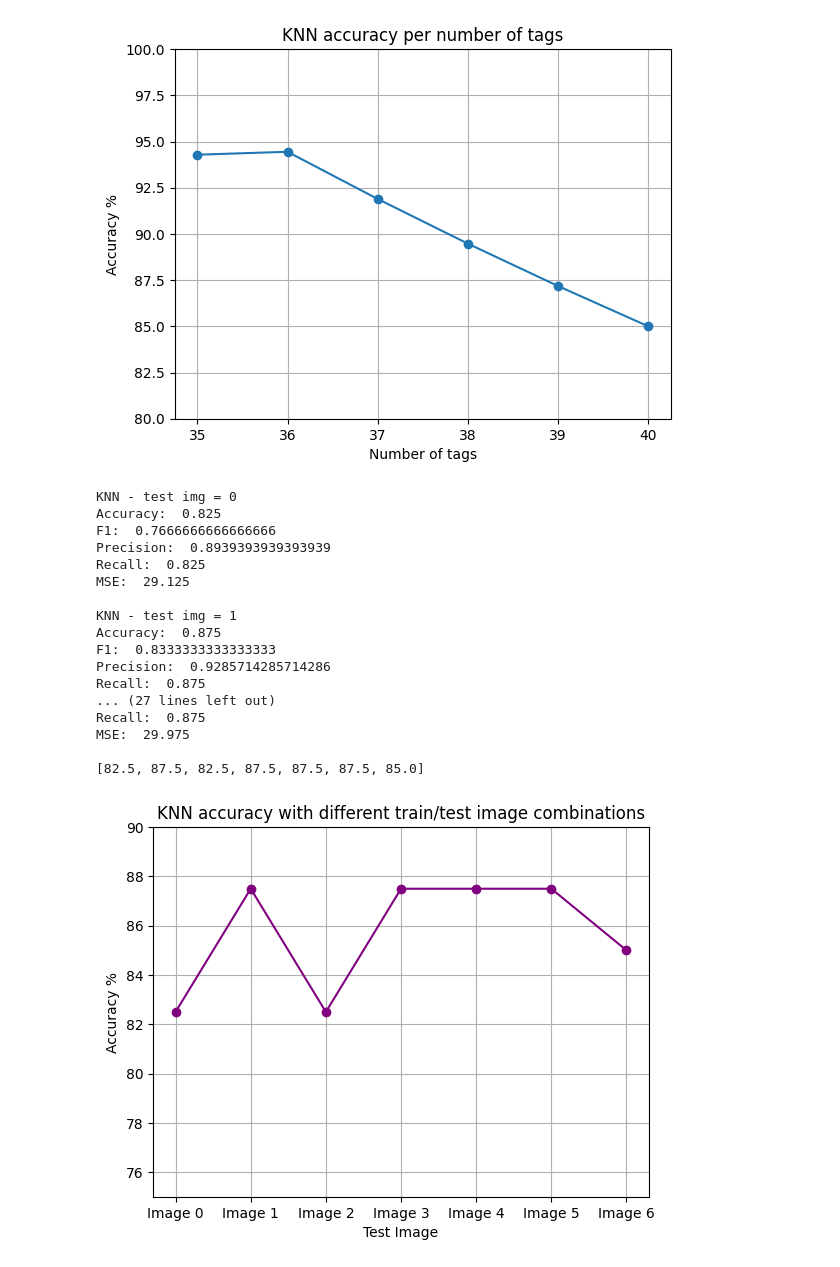
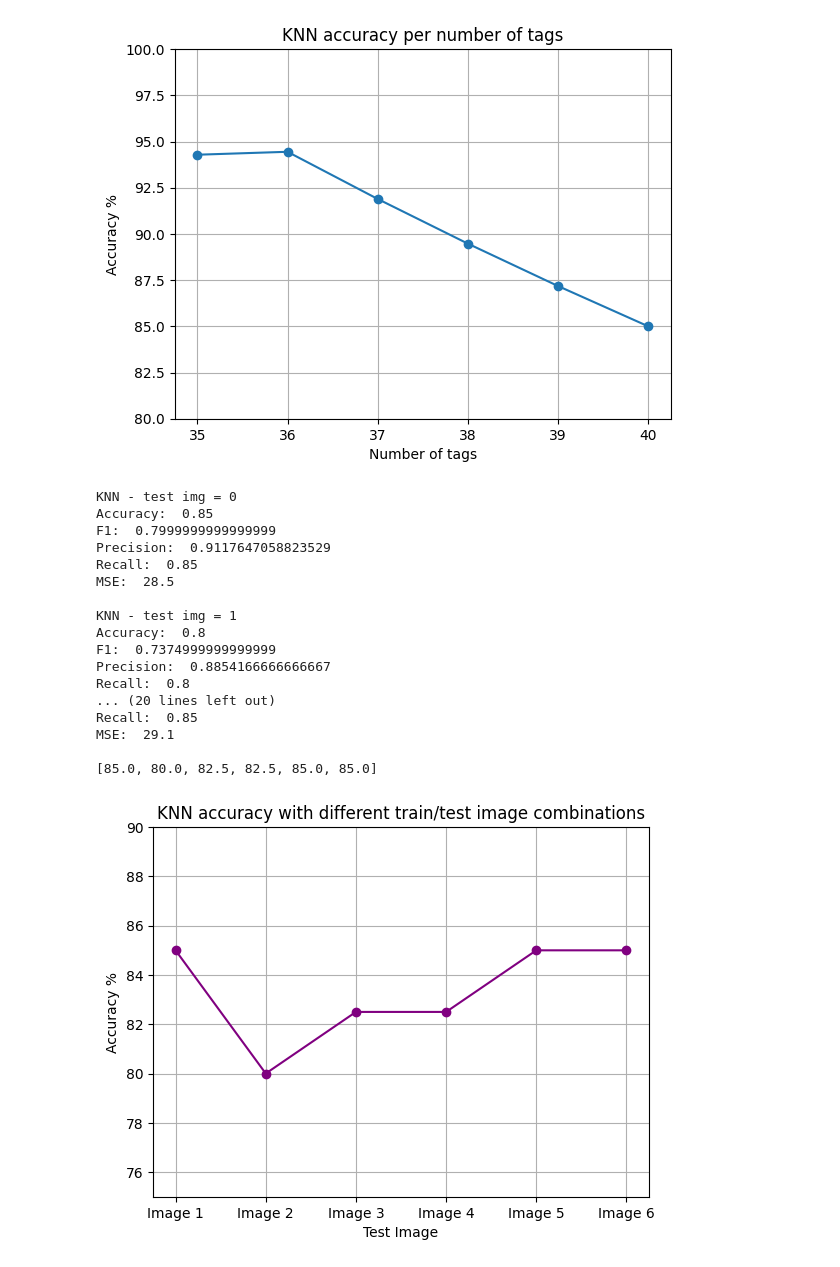
Before and after one commit to acb21kb/bumblebee-tags, a Jupyter notebook: full_implementation.ipynb, the cells around one changed output. Saved outputs shown, nothing was run; the diff lists cells and outputs as text; code cells hidden in the pictures.

```diff
--- a/full_implementation.ipynb
+++ b/full_implementation.ipynb
@@ -892,10 +856,10 @@ MSE:  74.76315789473684
 ## 37 tags: highest = 91.9%
 # %%
 tag37 = [2, 4, 31]
-by_tag_all_removed2 = np.delete(by_tag, tag37, 0)
-by_tag_all_removed2 = by_tag_all_removed2.reshape(222,3)
+by_tag_all_removed2 = np.delete(train_set_og, tag37, 0)
+by_tag_all_removed2 = by_tag_all_removed2.reshape(185,3)
 
-by_tag_label_removed2 = np2.array(by_tag_labels)
+by_tag_label_removed2 = np2.array(train_labels)
 by_tag_label_removed2 = np2.delete(by_tag_label_removed2, np2.argwhere(np2.isin(by_tag_label_removed2, tag37)))
 
 nums = np2.array(list(range(40)))
@@ -940,9 +904,9 @@ MSE:  79.27027027027027
 # %%
 tag35 = [2, 4, 29, 30, 31]
-by_tag_all_removed3 = np.delete(by_tag, tag35, 0)
-by_tag_all_removed3 = by_tag_all_removed3.reshape(210,3)
+by_tag_all_removed3 = np.delete(train_set_og, tag35, 0)
+by_tag_all_removed3 = by_tag_all_removed3.reshape(175,3)
 
-by_tag_label_removed3 = np2.array(by_tag_labels)
+by_tag_label_removed3 = np2.array(train_labels)
 by_tag_label_removed3 = np2.delete(by_tag_label_removed3, np2.argwhere(np2.isin(by_tag_label_removed3, tag35)))
 
 nums = np2.array(list(range(40)))
@@ -985,22 +949,22 @@ MSE:  55.48571428571429
 # %% [markdown]
 ## All 40 (HLS): highest = 80.0%
 # %%
-by_hls = np.array([[h, l, s] for (h, l, s) in [colorsys.rgb_to_hls(c[0], c[1], c[2]) for c in by_tag_all]])
+by_hls = np.array([[h, l, s] for (h, l, s) in [colorsys.rgb_to_hls(c[0], c[1], c[2]) for c in train_set]])
 test_hls = np.array([[h, l, s] for (h, l, s) in [colorsys.rgb_to_hls(c[0], c[1], c[2]) for c in test_set]])
 
-knn = KNeighborsClassifier(3).fit(by_hls, by_tag_labels)
+knn = KNeighborsClassifier(3).fit(by_hls, train_labels)
 knn_pred = knn.predict(test_hls)
 knn_a.append(scores(knn_pred, list(range(40)), "KNN")*100)
 
-rfc_hls = RandomForestClassifier().fit(by_hls, by_tag_labels)
+rfc_hls = RandomForestClassifier().fit(by_hls, train_labels)
 rfc_pred = rfc_hls.predict(test_hls)
 rfc_a.append(scores(rfc_pred, list(range(40)), "RFC")*100)
 
-gnb = GaussianNB().fit(by_hls, by_tag_labels)
+gnb = GaussianNB().fit(by_hls, train_labels)
 gnb_pred = gnb.predict(test_hls)
 gnb_a.append(scores(gnb_pred, list(range(40)), "GNB")*100)
 
-svc = SVC().fit(by_hls, by_tag_labels)
+svc = SVC().fit(by_hls, train_labels)
 svmPred = svc.predict(test_hls)
 svc_a.append(scores(svmPred, list(range(40)), "SVC")*100)
 # %% [output]
@@ -1054,10 +1018,10 @@ ax.legend(loc='center left', bbox_to_anchor=(1, 0.5))
 tag36 = [2, 4, 29, 31]
 tag39 = [31]
 
-by_tag_all_removed3 = np.delete(by_tag, tag36, 0)
-by_tag_all_removed3 = by_tag_all_removed3.reshape(216,3)
+by_tag_all_removed3 = np.delete(train_set_og, tag36, 0)
+by_tag_all_removed3 = by_tag_all_removed3.reshape(180,3)
 
-by_tag_label_removed3 = np2.array(by_tag_labels)
+by_tag_label_removed3 = np2.array(train_labels)
 by_tag_label_removed3 = np2.delete(by_tag_label_removed3, np2.argwhere(np2.isin(by_tag_label_removed3, tag36)))
 
 nums = np2.array(list(range(40)))
@@ -1068,10 +1032,10 @@ knn = KNeighborsClassifier(5).fit(by_tag_all_removed3, by_tag_label_removed3)
 knn_pred = knn.predict(test_set_3)
 at36 = scores(knn_pred, labels_no3, "KNN")*100
 
-by_tag_all_removed3 = np.delete(by_tag, tag39, 0)
-by_tag_all_removed3 = by_tag_all_removed3.reshape(234,3)
+by_tag_all_removed3 = np.delete(train_set_og, tag39, 0)
+by_tag_all_removed3 = by_tag_all_removed3.reshape(195,3)
 
-by_tag_label_removed3 = np2.array(by_tag_labels)
+by_tag_label_removed3 = np2.array(train_labels)
 by_tag_label_removed3 = np2.delete(by_tag_label_removed3, np2.argwhere(np2.isin(by_tag_label_removed3, tag39)))
 
 nums = np2.array(list(range(40)))
@@ -1111,46 +1075,46 @@ MSE:  32.17948717948718
 [figure]
 # %%
 img_acc = []
-for i in range(6):
-    by_diff_img = by_tag.copy()
+for i in range(5):
+    by_diff_img = train_set_og.copy()
     new_test = [x[i] for x in by_diff_img]
 
     for x in range(by_diff_img.shape[0]):
         by_diff_img[x][i] = test_set[x]
 
-    by_diff_img = by_diff_img.reshape(240,3)
-    knn = KNeighborsClassifier(5).fit(by_diff_img, by_tag_labels)
+    by_diff_img = by_diff_img.reshape(200,3)
+    knn = KNeighborsClassifier(5).fit(by_diff_img, train_labels)
     knn_pred = knn.predict(new_test)
     img_acc.append(scores(knn_pred, list(range(40)), f"KNN - test img = {i}")*100)
 
 img_acc.append(knn_a[0])
-imgs = [f"Image {i}" for i in range(7)]
+imgs = [f"Image {i}" for i in range(1,7)]
 print(img_acc)
 plt.plot(imgs, img_acc, marker='o', c='purple')
 plt.grid()
 plt.ylim((75,90))
 plt.xlabel("Test Image")
 plt.ylabel("Accuracy %")
 plt.title("KNN accuracy with different train/test image combinations")
 plt.show()
 # %% [output]
 KNN - test img = 0
-Accuracy:  0.825
-F1:  0.7666666666666666
-Precision:  0.8939393939393939
-Recall:  0.825
-MSE:  29.125
+Accuracy:  0.85
+F1:  0.7999999999999999
+Precision:  0.9117647058823529
+Recall:  0.85
+MSE:  28.5
 
 KNN - test img = 1
-Accuracy:  0.875
-F1:  0.8333333333333333
-Precision:  0.9285714285714286
-Recall:  0.875
-... (27 lines left out)
-Recall:  0.875
-MSE:  29.975
+Accuracy:  0.8
+F1:  0.7374999999999999
+Precision:  0.8854166666666667
+Recall:  0.8
+... (20 lines left out)
+Recall:  0.85
+MSE:  29.1
 
-[82.5, 87.5, 82.5, 87.5, 87.5, 87.5, 85.0]
+[85.0, 80.0, 82.5, 82.5, 85.0, 85.0]
-[figure, old version]
+[figure, new version]
 # %%
 tag_numbers = [tag35, tag36, tag37, tag38, tag39]
```
Also changed, not shown: parts of 29 cells of this notebook.
